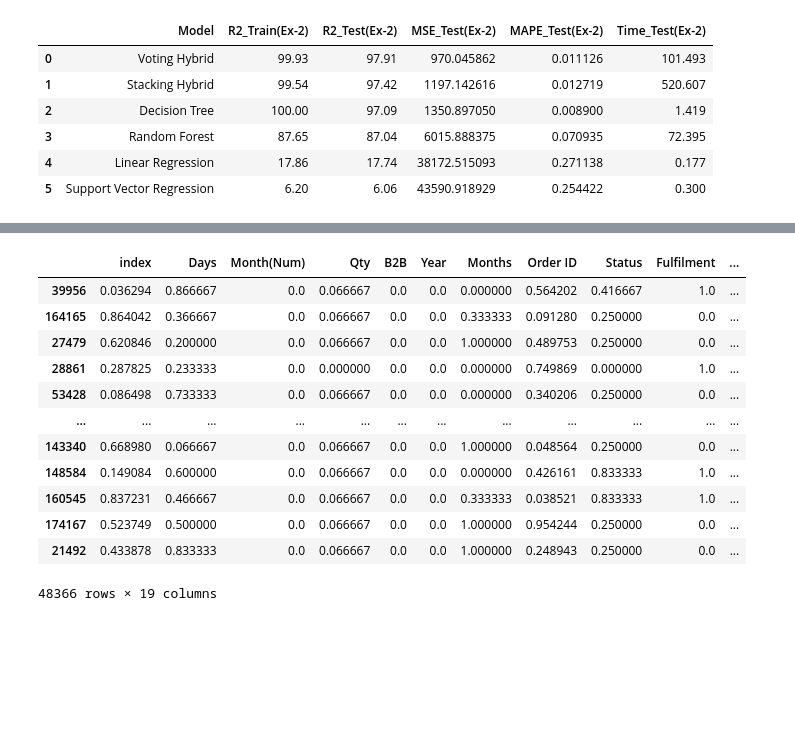
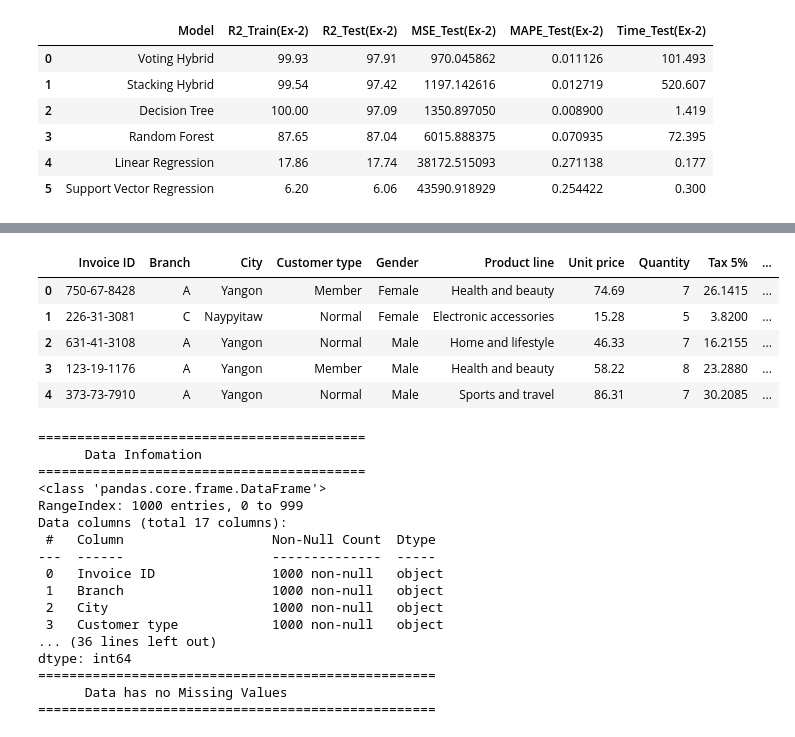
Before and after one commit to vasanthk99/Data_Science_Project, a Jupyter notebook: supermarket_sales_prediction_project.ipynb, the cells around one changed output, grey strips where cells are left out. Drawn from its saved outputs; the diff is of its cells as text; code cells hidden in the pictures; blank space fills up the shorter version.

```diff
--- a/supermarket_sales_prediction_project.ipynb
+++ b/supermarket_sales_prediction_project.ipynb
@@ -782,16 +737,57 @@ Comparison of Actual and Predicted Amounts:
-# %%
-TestSlsX
-# %% [output]
-|  | index | Days | Month(Num) | Qty | B2B | Year | Months | Order ID | Status | Fulfilment | ... |
-| 39956 | 0.036294 | 0.866667 | 0.0 | 0.066667 | 0.0 | 0.0 | 0.000000 | 0.564202 | 0.416667 | 1.0 | ... |
-| 164165 | 0.864042 | 0.366667 | 0.0 | 0.066667 | 0.0 | 0.0 | 0.333333 | 0.091280 | 0.250000 | 0.0 | ... |
-| 27479 | 0.620846 | 0.200000 | 0.0 | 0.066667 | 0.0 | 0.0 | 1.000000 | 0.489753 | 0.250000 | 0.0 | ... |
-| 28861 | 0.287825 | 0.233333 | 0.0 | 0.000000 | 0.0 | 0.0 | 0.000000 | 0.749869 | 0.000000 | 1.0 | ... |
-| 53428 | 0.086498 | 0.733333 | 0.0 | 0.066667 | 0.0 | 0.0 | 0.000000 | 0.340206 | 0.250000 | 0.0 | ... |
-| ... | ... | ... | ... | ... | ... | ... | ... | ... | ... | ... | ... |
-| 143340 | 0.668980 | 0.066667 | 0.0 | 0.066667 | 0.0 | 0.0 | 1.000000 | 0.048564 | 0.250000 | 0.0 | ... |
-| 148584 | 0.149084 | 0.600000 | 0.0 | 0.066667 | 0.0 | 0.0 | 0.000000 | 0.426161 | 0.833333 | 1.0 | ... |
-| 160545 | 0.837231 | 0.466667 | 0.0 | 0.066667 | 0.0 | 0.0 | 0.333333 | 0.038521 | 0.833333 | 1.0 | ... |
-| 174167 | 0.523749 | 0.500000 | 0.0 | 0.066667 | 0.0 | 0.0 | 1.000000 | 0.954244 | 0.250000 | 0.0 | ... |
-| 21492 | 0.433878 | 0.833333 | 0.0 | 0.066667 | 0.0 | 0.0 | 1.000000 | 0.248943 | 0.250000 | 0.0 | ... |
-48366 rows × 19 columns
+# %%
+SlsDf2=pandas.read_csv("/content/supermarket_sales - Sheet1.csv")
+SlsDf2.head()
+# %% [output]
+|  | Invoice ID | Branch | City | Customer type | Gender | Product line | Unit price | Quantity | Tax 5% | ... |
+| 0 | 750-67-8428 | A | Yangon | Member | Female | Health and beauty | 74.69 | 7 | 26.1415 | ... |
+| 1 | 226-31-3081 | C | Naypyitaw | Normal | Female | Electronic accessories | 15.28 | 5 | 3.8200 | ... |
+| 2 | 631-41-3108 | A | Yangon | Normal | Male | Home and lifestyle | 46.33 | 7 | 16.2155 | ... |
+| 3 | 123-19-1176 | A | Yangon | Member | Male | Health and beauty | 58.22 | 8 | 23.2880 | ... |
+| 4 | 373-73-7910 | A | Yangon | Normal | Male | Sports and travel | 86.31 | 7 | 30.2085 | ... |
+# %%
+def ClnCov(sls):
+    print("==========================================")
+    print("      Data Infomation")
+    print("==========================================")
+    print(sls.info())
+    print("===================================================")
+    print("Missing Values Before Cleaning")
+    print("===================================================")
+    print(sls.isnull().sum())
+    smcov=sum(sls.isnull().sum())
+    if smcov>0:
+        covob=sls.dtypes[sls.dtypes=='object'].index.tolist()
+        covnm=sls.dtypes[sls.dtypes!='object'].index.tolist()
+        if sum(sls.isna().sum())!=0:
+            for x in covob:
+                sls[x]=sls[x].fillna(sls[x].mode()[0])
+            for y in covnm:
+                sls[y]=sls[y].fillna(sls[y].mean())
+        print("===================================================")
+        print("      Missing Values (After Cleaning)")
+        print("===================================================")
+        print(sls.isnull().sum())
+    else:
+        print("===================================================")
+        print("      Data has no Missing Values ")
+        print("===================================================")
+    return sls
+SlsDfMS=ClnCov(SlsDf2)
+# %% [output]
+==========================================
+      Data Infomation
+==========================================
+<class 'pandas.core.frame.DataFrame'>
+RangeIndex: 1000 entries, 0 to 999
+Data columns (total 17 columns):
+ #   Column                   Non-Null Count  Dtype
+---  ------                   --------------  -----
+ 0   Invoice ID               1000 non-null   object
+ 1   Branch                   1000 non-null   object
+ 2   City                     1000 non-null   object
+ 3   Customer type            1000 non-null   object
+... (36 lines left out)
+dtype: int64
+===================================================
+      Data has no Missing Values
+===================================================
```
Also changed, not shown: parts of 25 cells of this notebook.
